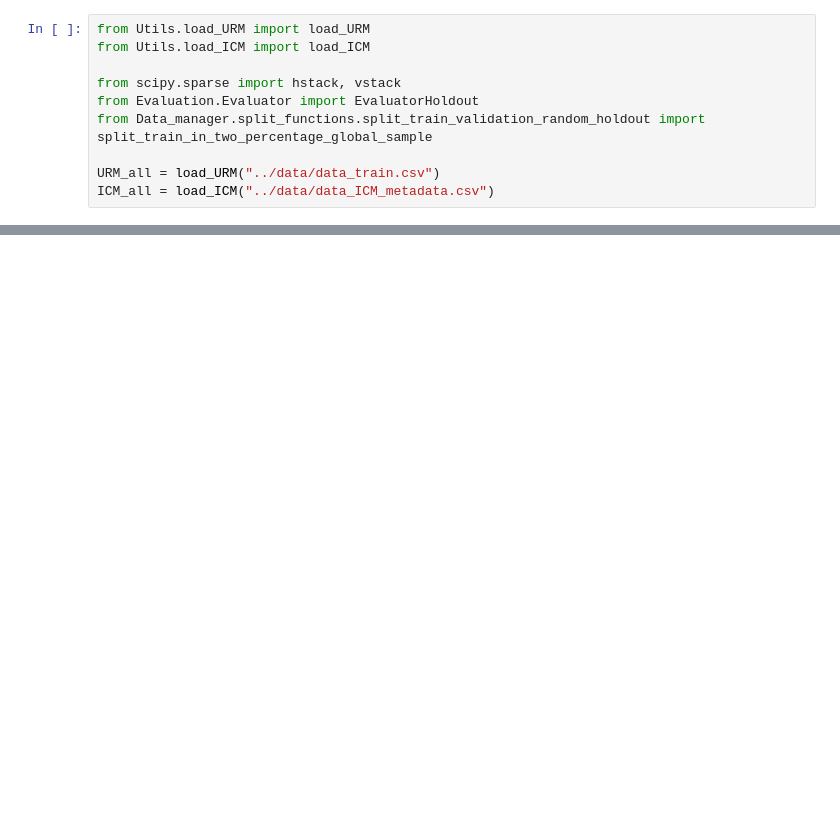
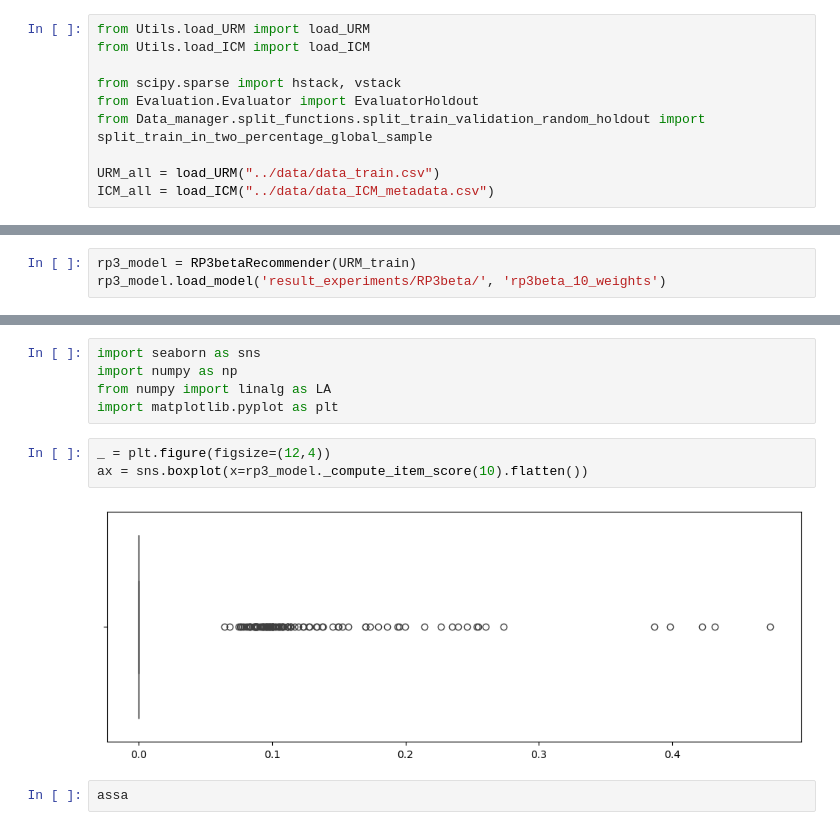
Before and after one commit to timothewt/RecSysCompetition2024Polimi, a Jupyter notebook: notebooks/sf-06-enseble.ipynb, the cells around one changed output, grey strips where cells are left out. Cells and saved outputs as stored; diff of their text form; blank space fills up the shorter version.

```diff
--- a/notebooks/sf-06-enseble.ipynb
+++ b/notebooks/sf-06-enseble.ipynb
@@ -39,0 +57,3 @@ from libs.Recommenders.EASE_R.EASE_R_Recommender import EASE_R_Recommender
+# %%
+rp3_model = RP3betaRecommender(URM_train)
+rp3_model.load_model('result_experiments/RP3beta/', 'rp3beta_10_weights')
@@ -39,0 +174,12 @@ from libs.Recommenders.EASE_R.EASE_R_Recommender import EASE_R_Recommender
+# %%
+import seaborn as sns
+import numpy as np
+from numpy import linalg as LA
+import matplotlib.pyplot as plt
+# %%
+_ = plt.figure(figsize=(12,4))
+ax = sns.boxplot(x=rp3_model._compute_item_score(10).flatten())
+# %% [output]
+[figure, added]
+# %%
+assa
```
Also changed, not shown: parts of 23 cells of this notebook, 15 other files.
